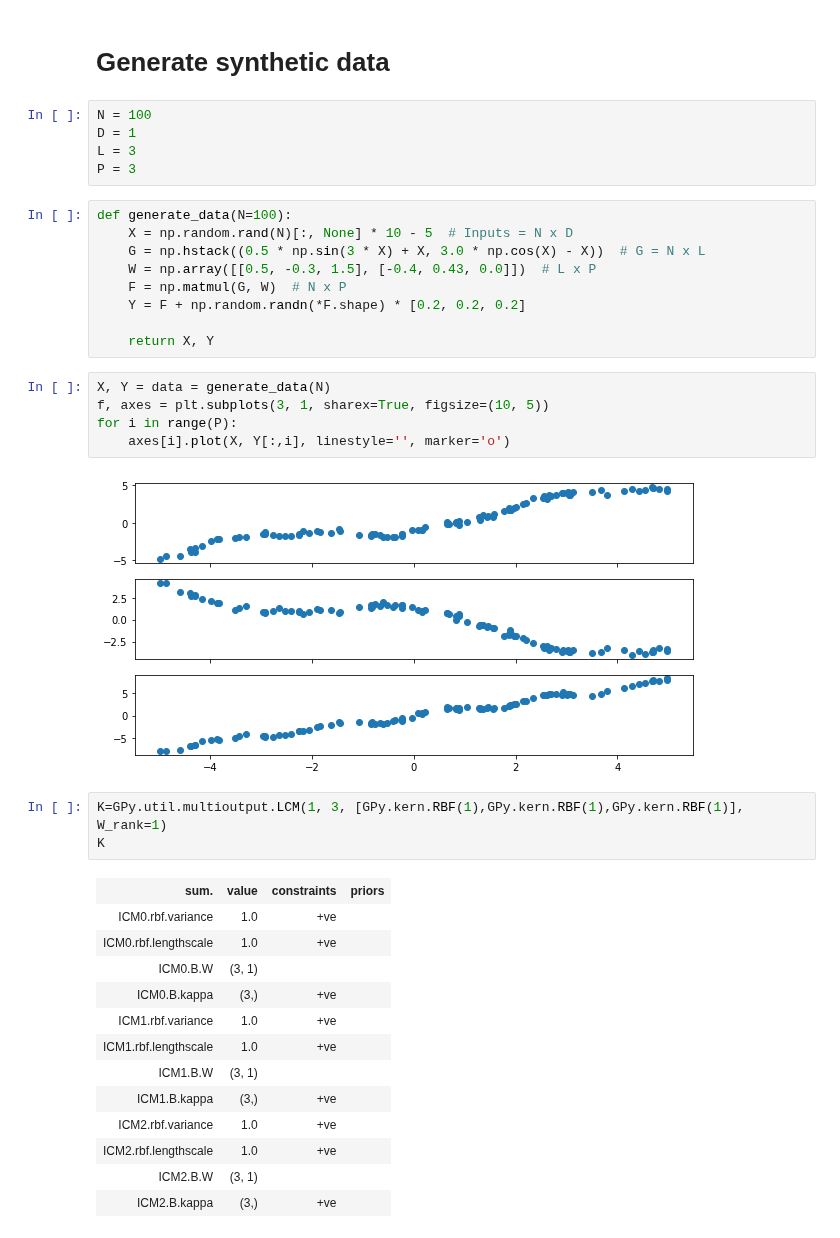
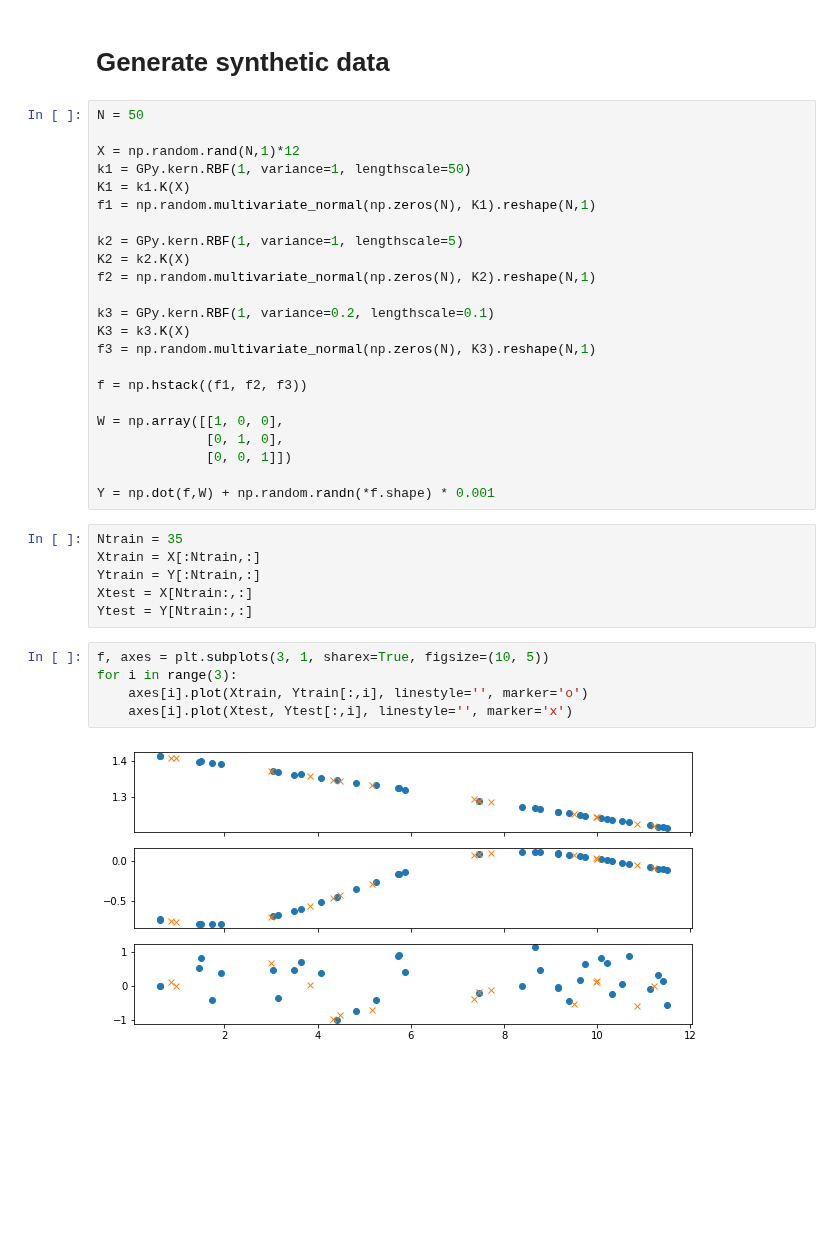
Before and after one commit to KISRDevelopment/iso-exploration, a Jupyter notebook: gptests.ipynb, the cells around one changed output. Cells and saved outputs as stored; diff of their text form; blank space fills up the shorter version.

```diff
--- a/gptests.ipynb
+++ b/gptests.ipynb
@@ -5,40 +7,38 @@ import matplotlib.pyplot as plt
 # %% [markdown]
 # Generate synthetic data
-# %%
-N = 100
-D = 1
-L = 3
-P = 3
-# %%
-def generate_data(N=100):
-    X = np.random.rand(N)[:, None] * 10 - 5  # Inputs = N x D
-    G = np.hstack((0.5 * np.sin(3 * X) + X, 3.0 * np.cos(X) - X))  # G = N x L
-    W = np.array([[0.5, -0.3, 1.5], [-0.4, 0.43, 0.0]])  # L x P
-    F = np.matmul(G, W)  # N x P
-    Y = F + np.random.randn(*F.shape) * [0.2, 0.2, 0.2]
-
-    return X, Y
+# %%
+N = 50
+
+X = np.random.rand(N,1)*12
+k1 = GPy.kern.RBF(1, variance=1, lengthscale=50)
+K1 = k1.K(X)
+f1 = np.random.multivariate_normal(np.zeros(N), K1).reshape(N,1)
+
+k2 = GPy.kern.RBF(1, variance=1, lengthscale=5)
+K2 = k2.K(X)
+f2 = np.random.multivariate_normal(np.zeros(N), K2).reshape(N,1)
+
+k3 = GPy.kern.RBF(1, variance=0.2, lengthscale=0.1)
+K3 = k3.K(X)
+f3 = np.random.multivariate_normal(np.zeros(N), K3).reshape(N,1)
+
+f = np.hstack((f1, f2, f3))
+
+W = np.array([[1, 0, 0],
+              [0, 1, 0],
+              [0, 0, 1]])
+
+Y = np.dot(f,W) + np.random.randn(*f.shape) * 0.001
+# %%
+Ntrain = 35
+Xtrain = X[:Ntrain,:]
+Ytrain = Y[:Ntrain,:]
+Xtest = X[Ntrain:,:]
+Ytest = Y[Ntrain:,:]
 # %%
-X, Y = data = generate_data(N)
 f, axes = plt.subplots(3, 1, sharex=True, figsize=(10, 5))
-for i in range(P):
-    axes[i].plot(X, Y[:,i], linestyle='', marker='o')
+for i in range(3):
+    axes[i].plot(Xtrain, Ytrain[:,i], linestyle='', marker='o')
+    axes[i].plot(Xtest, Ytest[:,i], linestyle='', marker='x')
 # %% [output]
-[figure, old version]
+[figure, new version]
-# %%
-K=GPy.util.multioutput.LCM(1, 3, [GPy.kern.RBF(1),GPy.kern.RBF(1),GPy.kern.RBF(1)], W_rank=1)
-K
-# %% [output]
-| sum. | value | constraints | priors |
-| ICM0.rbf.variance | 1.0 | +ve |  |
-| ICM0.rbf.lengthscale | 1.0 | +ve |  |
-| ICM0.B.W | (3, 1) |  |  |
-| ICM0.B.kappa | (3,) | +ve |  |
-| ICM1.rbf.variance | 1.0 | +ve |  |
-| ICM1.rbf.lengthscale | 1.0 | +ve |  |
-| ICM1.B.W | (3, 1) |  |  |
-| ICM1.B.kappa | (3,) | +ve |  |
-| ICM2.rbf.variance | 1.0 | +ve |  |
-| ICM2.rbf.lengthscale | 1.0 | +ve |  |
-| ICM2.B.W | (3, 1) |  |  |
-| ICM2.B.kappa | (3,) | +ve |  |
```
Also changed, not shown: parts of 25 cells of this notebook, 1 other file.
